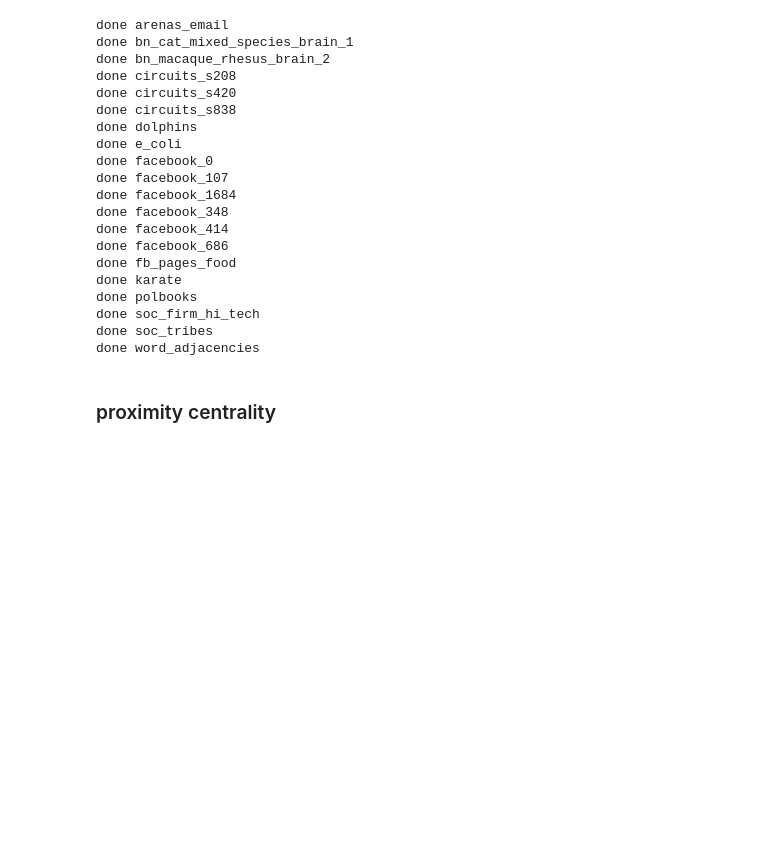
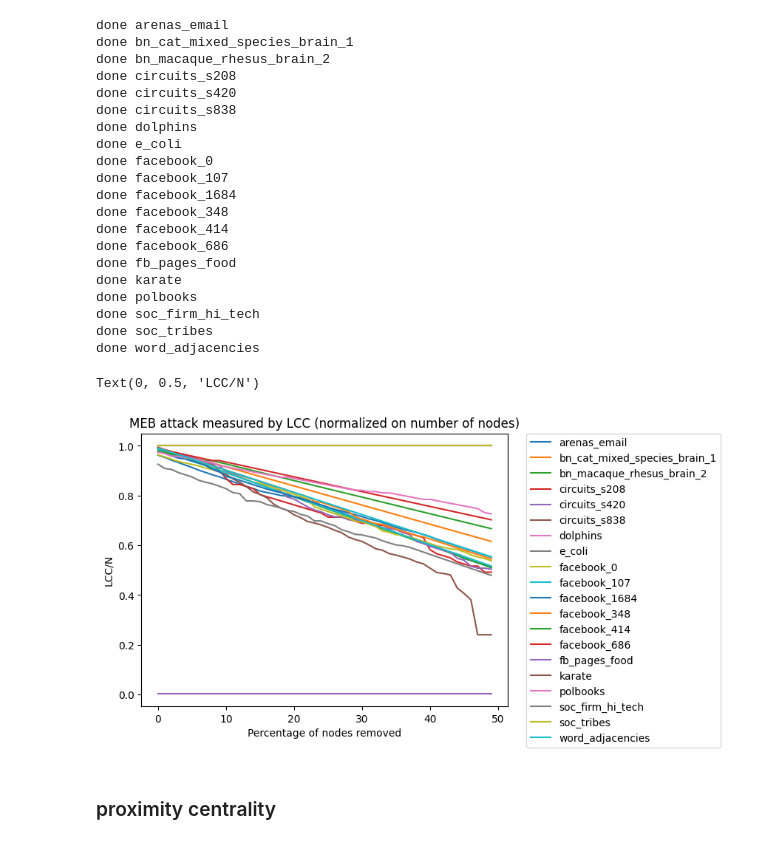
Before and after one commit to raysas/network-disintegration-attacks, a Jupyter notebook: code/real_attack.ipynb, the cells around one changed output. Cells and saved outputs as stored; diff of their text form; code cells hidden in the pictures; blank space fills up the shorter version.

```diff
--- a/code/real_attack.ipynb
+++ b/code/real_attack.ipynb
@@ -1523,6 +1431,59 @@ done polbooks
 done soc_firm_hi_tech
 done soc_tribes
 done word_adjacencies
+# %%
+#attack
+
+meb_attack_arenas_email = attack(arenas_email, meb_centrality_sorted_arenas_email_nodes)
+meb_attack_bn_cat_mixed_species_brain_1 = attack(bn_cat_mixed_species_brain_1, meb_centrality_sorted_bn_cat_mixed_species_brain_1_nodes)
+meb_attack_bn_macaque_rhesus_brain_2 = attack(bn_macaque_rhesus_brain_2, meb_centrality_sorted_bn_macaque_rhesus_brain_2_nodes)
+meb_attack_circuits_s208 = attack(circuits_s208, meb_centrality_sorted_circuits_s208_nodes)
+meb_attack_circuits_s420 = attack(circuits_s420, meb_centrality_sorted_circuits_s420_nodes)
+meb_attack_circuits_s838 = attack(circuits_s838, meb_centrality_sorted_circuits_s838_nodes)
+meb_attack_dolphins = attack(dolphins, meb_centrality_sorted_dolphins_nodes)
+meb_attack_e_coli = attack(e_coli, meb_centrality_sorted_e_coli_nodes)
+meb_attack_facebook_0 = attack(facebook_0, meb_centrality_sorted_facebook_0_nodes)
+meb_attack_facebook_107 = attack(facebook_107, meb_centrality_sorted_facebook_107_nodes)
+meb_attack_facebook_1684 = attack(facebook_1684, meb_centrality_sorted_facebook_1684_nodes)
+meb_attack_facebook_348 = attack(facebook_348, meb_centrality_sorted_facebook_348_nodes)
+meb_attack_facebook_414 = attack(facebook_414, meb_centrality_sorted_facebook_414_nodes)
+meb_attack_facebook_686 = attack(facebook_686, meb_centrality_sorted_facebook_686_nodes)
+meb_attack_fb_pages_food = attack(fb_pages_food, meb_centrality_sorted_fb_pages_food_nodes)
+meb_attack_karate = attack(karate, meb_centrality_sorted_karate_nodes)
+meb_attack_polbooks = attack(polbooks, meb_centrality_sorted_polbooks_nodes)
+meb_attack_soc_firm_hi_tech = attack(soc_firm_hi_tech, meb_centrality_sorted_soc_firm_hi_tech_nodes)
+meb_attack_soc_tribes = attack(soc_tribes, meb_centrality_sorted_soc_tribes_nodes)
+meb_attack_word_adjacencies = attack(word_adjacencies, meb_centrality_sorted_word_adjacencies_nodes)
+
+#plotting all networks
+plt.plot(list(meb_attack_arenas_email[0].keys()), list(meb_attack_arenas_email[0].values()), label='arenas_email')
+plt.plot(list(meb_attack_bn_cat_mixed_species_brain_1[0].keys()), list(meb_attack_bn_cat_mixed_species_brain_1[0].values()), label='bn_cat_mixed_species_brain_1')
+plt.plot(list(meb_attack_bn_macaque_rhesus_brain_2[0].keys()), list(meb_attack_bn_macaque_rhesus_brain_2[0].values()), label='bn_macaque_rhesus_brain_2')
+plt.plot(list(meb_attack_circuits_s208[0].keys()), list(meb_attack_circuits_s208[0].values()), label='circuits_s208')
+plt.plot(list(meb_attack_circuits_s420[0].keys()), list(meb_attack_circuits_s420[0].values()), label='circuits_s420')
+plt.plot(list(meb_attack_circuits_s838[0].keys()), list(meb_attack_circuits_s838[0].values()), label='circuits_s838')
+plt.plot(list(meb_attack_dolphins[0].keys()), list(meb_attack_dolphins[0].values()), label='dolphins')
+plt.plot(list(meb_attack_e_coli[0].keys()), list(meb_attack_e_coli[0].values()), label='e_coli')
+plt.plot(list(meb_attack_facebook_0[0].keys()), list(meb_attack_facebook_0[0].values()), label='facebook_0')
+plt.plot(list(meb_attack_facebook_107[0].keys()), list(meb_attack_facebook_107[0].values()), label='facebook_107')
+plt.plot(list(meb_attack_facebook_1684[0].keys()), list(meb_attack_facebook_1684[0].values()), label='facebook_1684')
+plt.plot(list(meb_attack_facebook_348[0].keys()), list(meb_attack_facebook_348[0].values()), label='facebook_348')
+plt.plot(list(meb_attack_facebook_414[0].keys()), list(meb_attack_facebook_414[0].values()), label='facebook_414')
+plt.plot(list(meb_attack_facebook_686[0].keys()), list(meb_attack_facebook_686[0].values()), label='facebook_686')
+plt.plot(list(meb_attack_fb_pages_food[0].keys()), list(meb_attack_fb_pages_food[0].values()), label='fb_pages_food')
+plt.plot(list(meb_attack_karate[0].keys()), list(meb_attack_karate[0].values()), label='karate')
+plt.plot(list(meb_attack_polbooks[0].keys()), list(meb_attack_polbooks[0].values()), label='polbooks')
+plt.plot(list(meb_attack_soc_firm_hi_tech[0].keys()), list(meb_attack_soc_firm_hi_tech[0].values()), label='soc_firm_hi_tech')
+plt.plot(list(meb_attack_soc_tribes[0].keys()), list(meb_attack_soc_tribes[0].values()), label='soc_tribes')
+plt.plot(list(meb_attack_word_adjacencies[0].keys()), list(meb_attack_word_adjacencies[0].values()), label='word_adjacencies')
+
+plt.title("MEB attack measured by LCC (normalized on number of nodes)")
+plt.legend(bbox_to_anchor=(1.05, 1), loc='upper left', borderaxespad=0.)
+plt.xlabel('Percentage of nodes removed')
+plt.ylabel('LCC/N')
+# %% [output]
+Text(0, 0.5, 'LCC/N')
+[figure, added]
 # %% [markdown]
 ### proximity centrality
 # %% [markdown]
```
Also changed, not shown: parts of 5 cells of this notebook, 3 other files.
